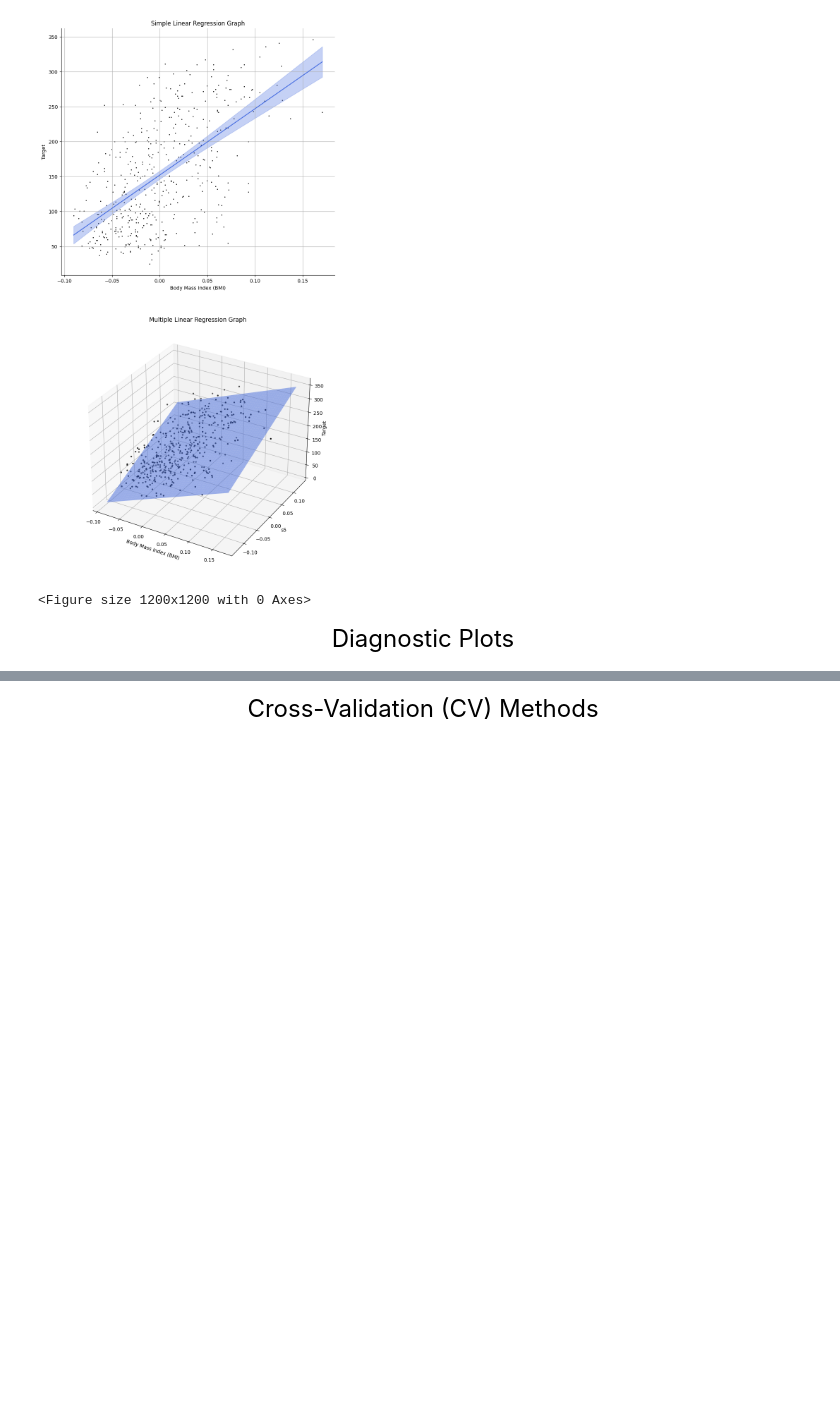
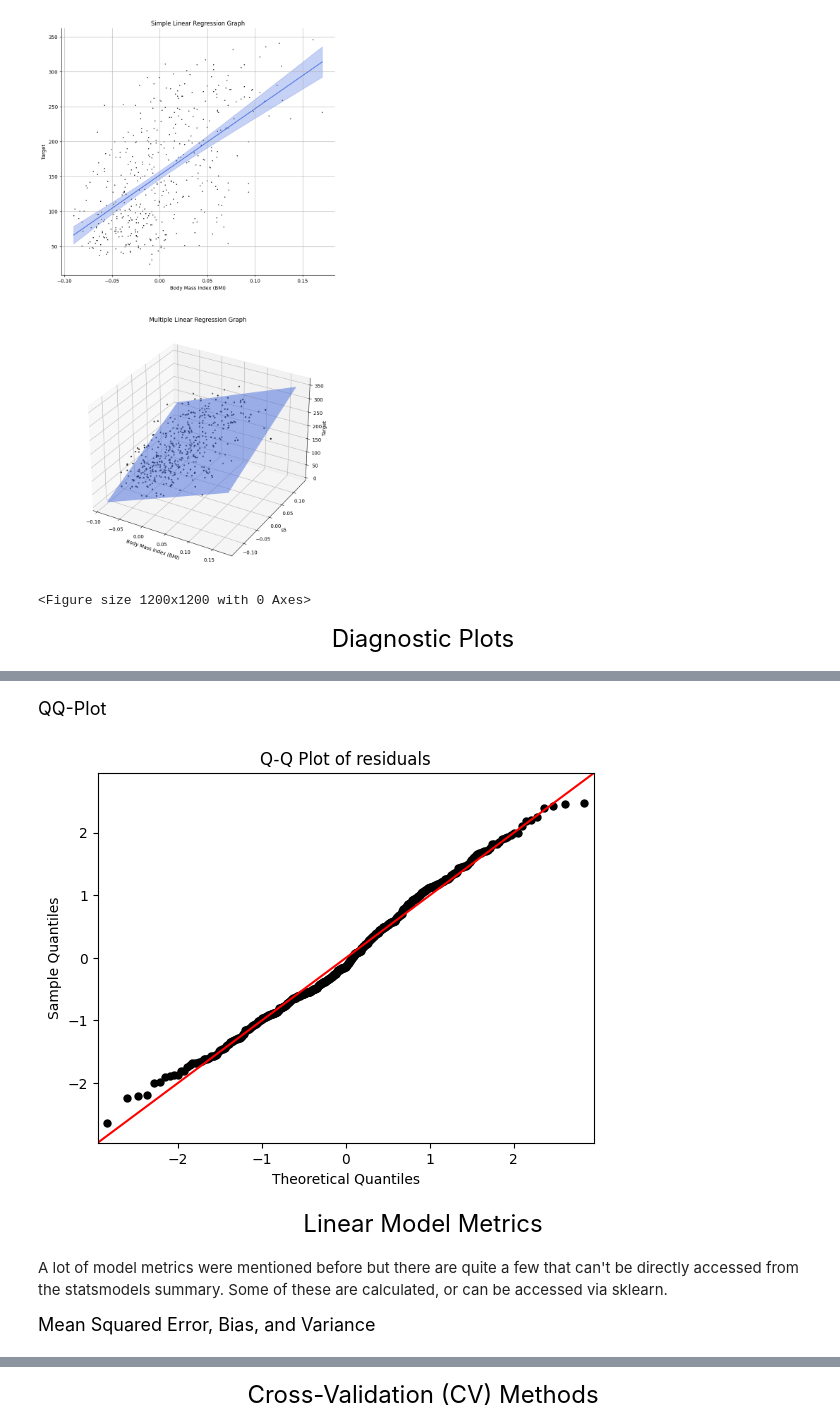
Before and after one commit to RohitPrograms/Linear-Models-in-Python, a Jupyter notebook: LinearRegression.ipynb, the cells around one changed output, grey strips where cells are left out. Drawn from its saved outputs; the diff is of its cells as text; code cells hidden in the pictures; blank space fills up the shorter version.

```diff
--- a/LinearRegression.ipynb
+++ b/LinearRegression.ipynb
@@ -514,0 +512,13 @@ plt.show()
+# %% [markdown]
+<p style="text-align:left; font-size:large; color:black;">QQ-Plot</p>
+# %%
+sm.qqplot(np.array(standardized_residuals), line = '45',  markerfacecolor = 'black', markeredgecolor  = 'None')
+plt.title('Q-Q Plot of residuals')
+plt.show()
+# %% [output]
+[figure, added]
+# %% [markdown]
+<p style="text-align:center; font-size:x-large; color:black;">Linear Model Metrics</p>
+# %% [markdown]
+A lot of model metrics were mentioned before but there are quite a few that can't be directly accessed from the statsmodels summary. Some of these are calculated, or can be accessed via sklearn.
+<p style="text-align:left; font-size:large; color:black;">Mean Squared Error, Bias, and Variance</p>
```
Also changed, not shown: parts of 31 cells of this notebook.
